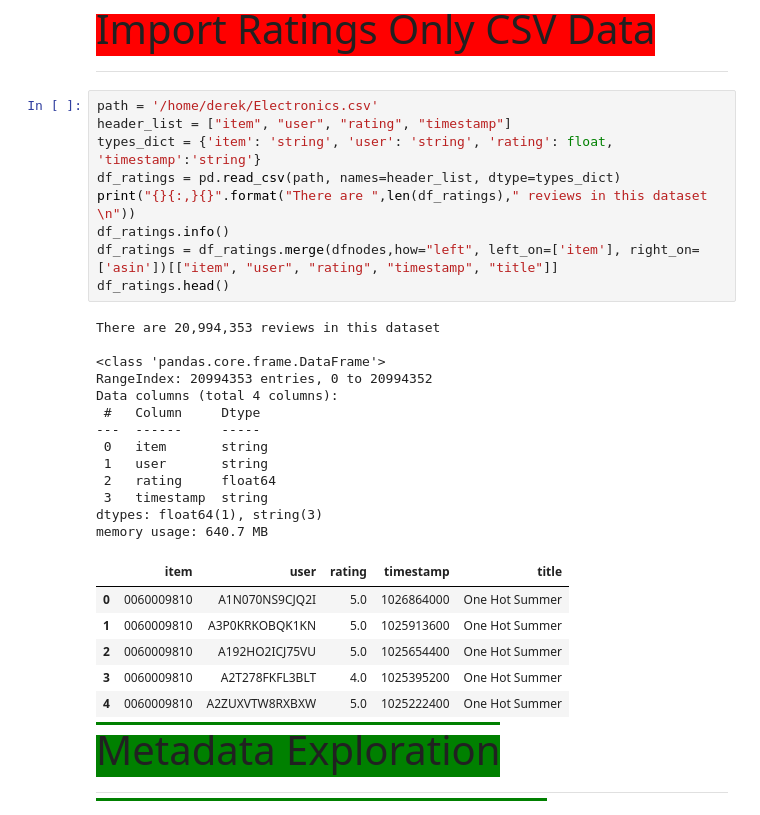
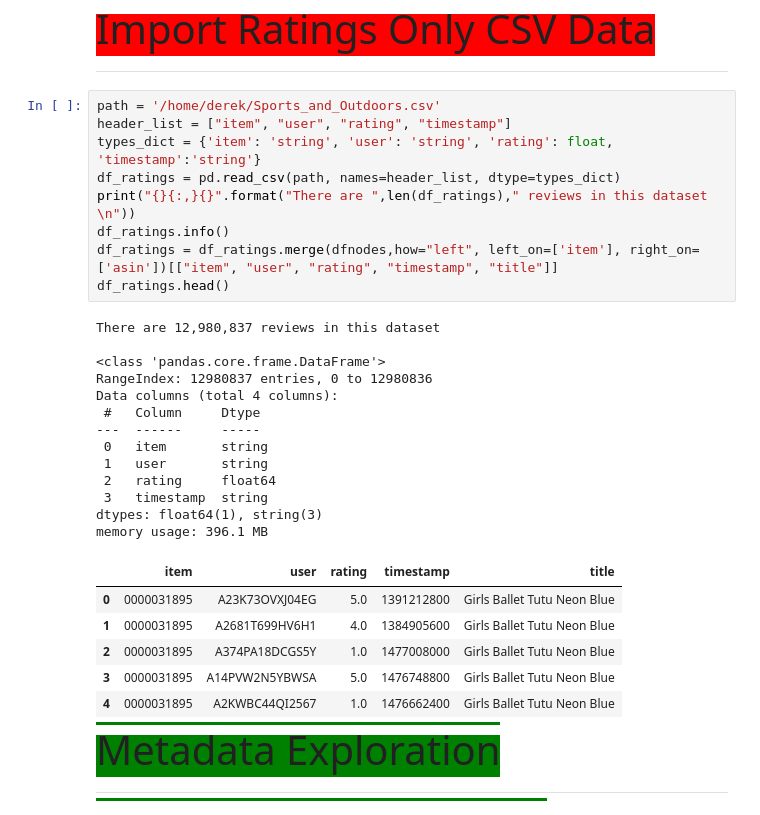
Before and after one commit to 0n0n0m0uz/Amazon_Market_Research_Network_Graph, a Jupyter notebook: Amazon_Data_Exploration.ipynb, the cells around one changed output. Saved outputs shown, nothing was run; the diff lists cells and outputs as text.

```diff
--- a/Amazon_Data_Exploration.ipynb
+++ b/Amazon_Data_Exploration.ipynb
@@ -150,34 +183,34 @@ There are 98,125 unique asins w metadata
 <span style='background:red;font-size:40px;'>  Import Ratings Only CSV Data  </span>
 ***
 # %%
-path = '/home/derek/Electronics.csv'
+path = '/home/derek/Sports_and_Outdoors.csv'
 header_list = ["item", "user", "rating", "timestamp"]
 types_dict = {'item': 'string', 'user': 'string', 'rating': float, 'timestamp':'string'}
 df_ratings = pd.read_csv(path, names=header_list, dtype=types_dict)
 print("{}{:,}{}".format("There are ",len(df_ratings)," reviews in this dataset \n"))
 df_ratings.info()
 df_ratings = df_ratings.merge(dfnodes,how="left", left_on=['item'], right_on=['asin'])[["item", "user", "rating", "timestamp", "title"]]
 df_ratings.head()
 # %% [output]
-There are 20,994,353 reviews in this dataset
+There are 12,980,837 reviews in this dataset
 
 <class 'pandas.core.frame.DataFrame'>
-RangeIndex: 20994353 entries, 0 to 20994352
+RangeIndex: 12980837 entries, 0 to 12980836
 Data columns (total 4 columns):
  #   Column     Dtype
 ---  ------     -----
  0   item       string
  1   user       string
  2   rating     float64
  3   timestamp  string
 dtypes: float64(1), string(3)
-memory usage: 640.7 MB
+memory usage: 396.1 MB
 |  | item | user | rating | timestamp | title |
-| 0 | 0060009810 | A1N070NS9CJQ2I | 5.0 | 1026864000 | One Hot Summer |
-| 1 | 0060009810 | A3P0KRKOBQK1KN | 5.0 | 1025913600 | One Hot Summer |
-| 2 | 0060009810 | A192HO2ICJ75VU | 5.0 | 1025654400 | One Hot Summer |
-| 3 | 0060009810 | A2T278FKFL3BLT | 4.0 | 1025395200 | One Hot Summer |
-| 4 | 0060009810 | A2ZUXVTW8RXBXW | 5.0 | 1025222400 | One Hot Summer |
+| 0 | 0000031895 | A23K73OVXJ04EG | 5.0 | 1391212800 | Girls Ballet Tutu Neon Blue |
+| 1 | 0000031895 | A2681T699HV6H1 | 4.0 | 1384905600 | Girls Ballet Tutu Neon Blue |
+| 2 | 0000031895 | A374PA18DCGS5Y | 1.0 | 1477008000 | Girls Ballet Tutu Neon Blue |
+| 3 | 0000031895 | A14PVW2N5YBWSA | 5.0 | 1476748800 | Girls Ballet Tutu Neon Blue |
+| 4 | 0000031895 | A2KWBC44QI2567 | 1.0 | 1476662400 | Girls Ballet Tutu Neon Blue |
 # %% [markdown]
 
 <span style='background:green;font-size:40px;'> Metadata Exploration  </span>
```
Also changed, not shown: parts of 56 cells of this notebook.
